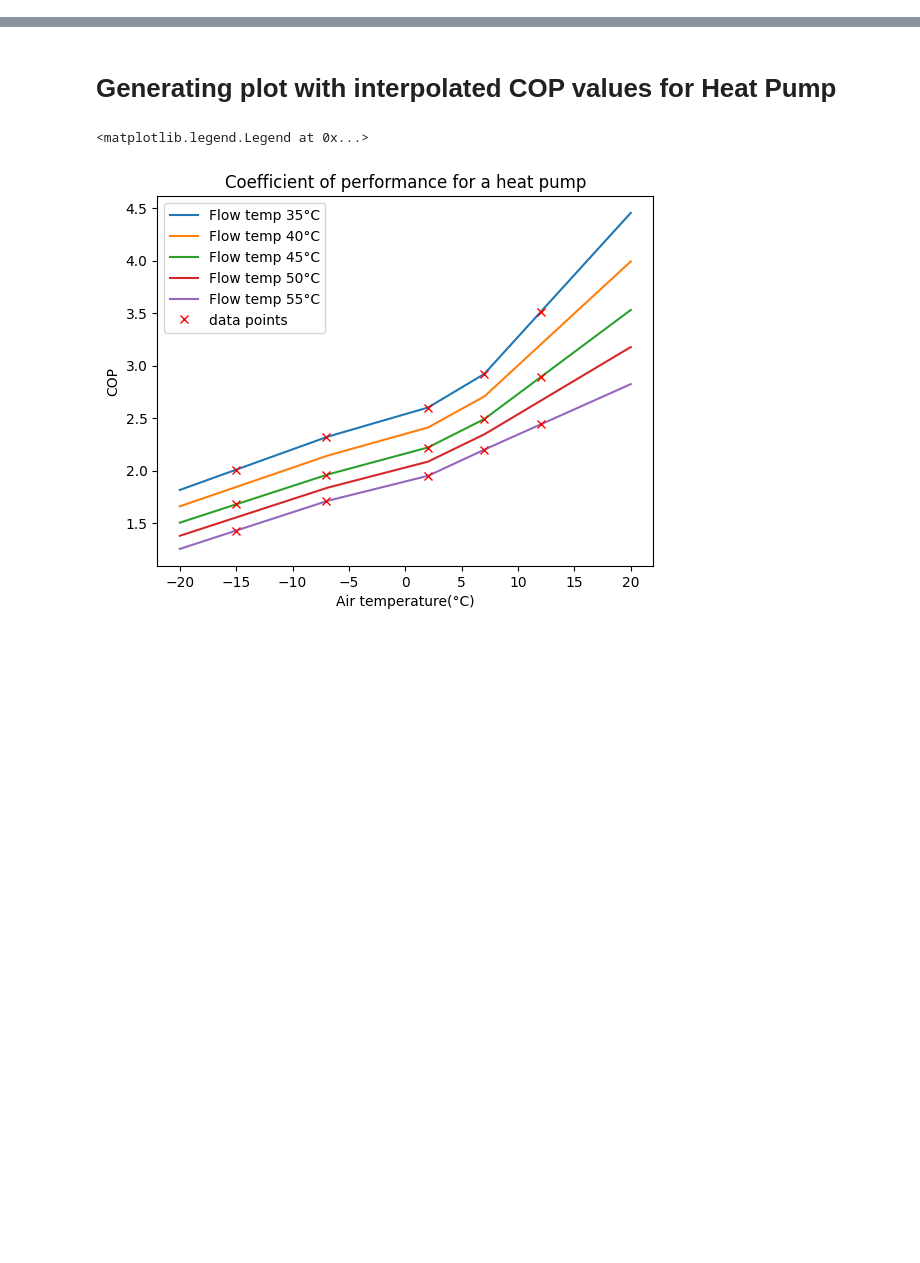
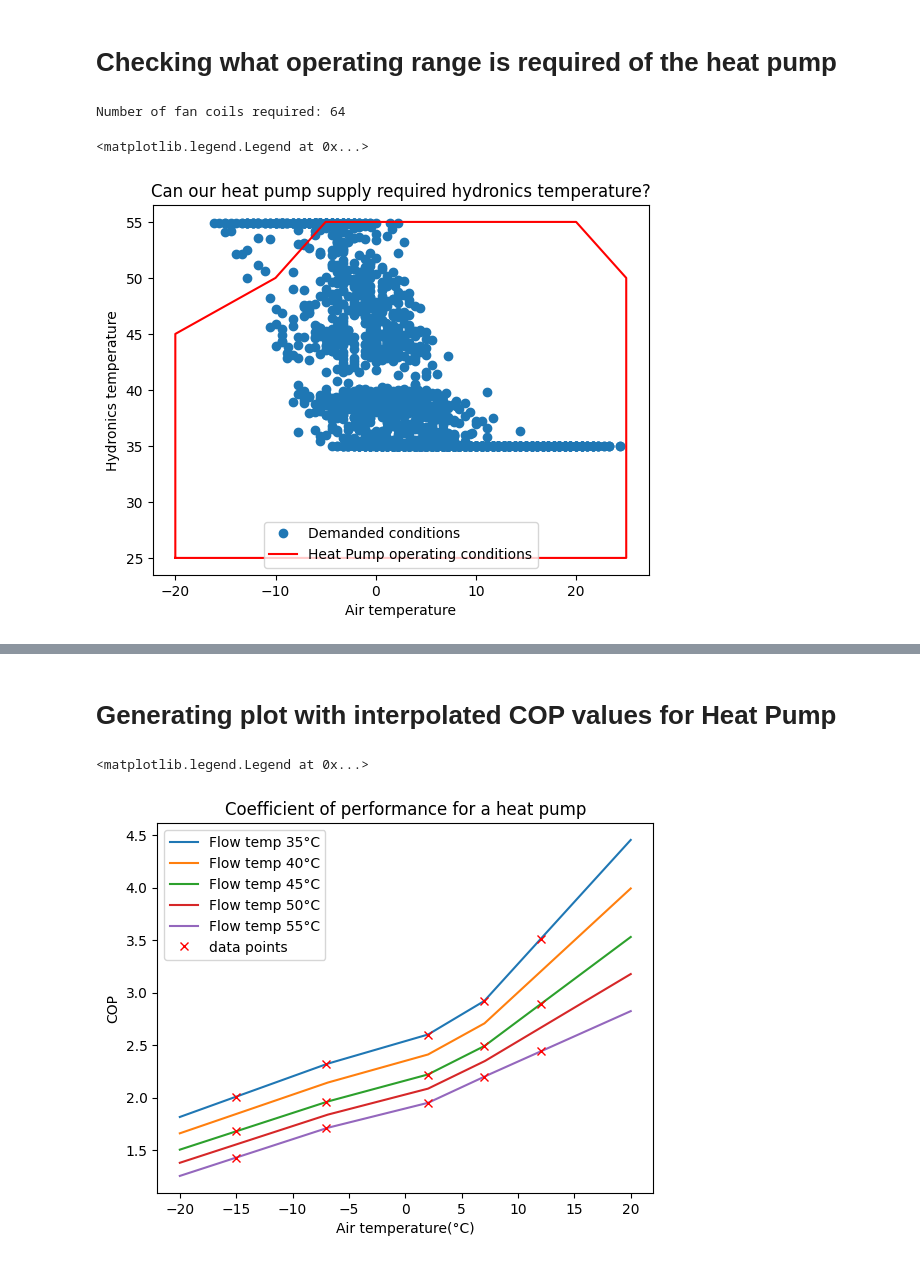
Before and after one commit to SNaylor12543/Variable_Output_Temperature_Heat_Pump, a Jupyter notebook: Notebook.ipynb, the cells around one changed output, grey strips where cells are left out. Drawn from its saved outputs; the diff is of its cells as text; code cells hidden in the pictures; blank space fills up the shorter version.

```diff
--- a/Notebook.ipynb
+++ b/Notebook.ipynb
@@ -0,0 +1,39 @@
+# %% [markdown]
+# Checking what operating range is required of the heat pump
+# %%
+from Modules.Heating import Heating_Distribution
+import Modules.Data as Data
+import matplotlib.pyplot as plt
+import numpy as np
+
+heat_pump_capacity = 305
+HVAC_capacity = 175
+
+HD = Heating_Distribution("Data/HFP-550LM-Z1", heat_pump_capacity, HVAC_capacity)
+
+air_temp = Data.column_from_csv("Data/XL-BES-Tool_Output.csv", "External temperture (ºC)")
+heating_demand = Data.column_from_csv("Data/XL-BES-Tool_Output.csv", "Heating_thermal_load(kW)")
+
+heating_demand = np.clip(heating_demand, 0, heat_pump_capacity)
+
+indices = [i for i, x in enumerate(heating_demand) if x == 0]
+heating_demand = np.delete(heating_demand, indices)
+air_temp = np.delete(air_temp, indices)
+
+hydronics_temp = HD.interp_flow_temp_heating(heating_demand)
+
+plt.plot(air_temp, hydronics_temp, marker="o", label="Demanded conditions", linestyle="None")
+
+# HP operating conditions
+
+air_temp_op_conditions = np.array([-20, 25, 25, 20, 20, -5, -10, -20, -20])
+hydronics_temp_op_conditions = np.array([25, 25, 50, 55, 55, 55, 50, 45, 25])
+plt.plot(air_temp_op_conditions, hydronics_temp_op_conditions, color="red", label="Heat Pump operating conditions")
+plt.xlabel("Air temperature")
+plt.ylabel("Hydronics temperature")
+plt.title("Can our heat pump supply required hydronics temperature?")
+plt.legend()
+# %% [output]
+Number of fan coils required: 64
+<matplotlib.legend.Legend at 0x...>
+[figure, added]
```
Also changed, not shown: parts of 3 cells of this notebook, 6 other files.
